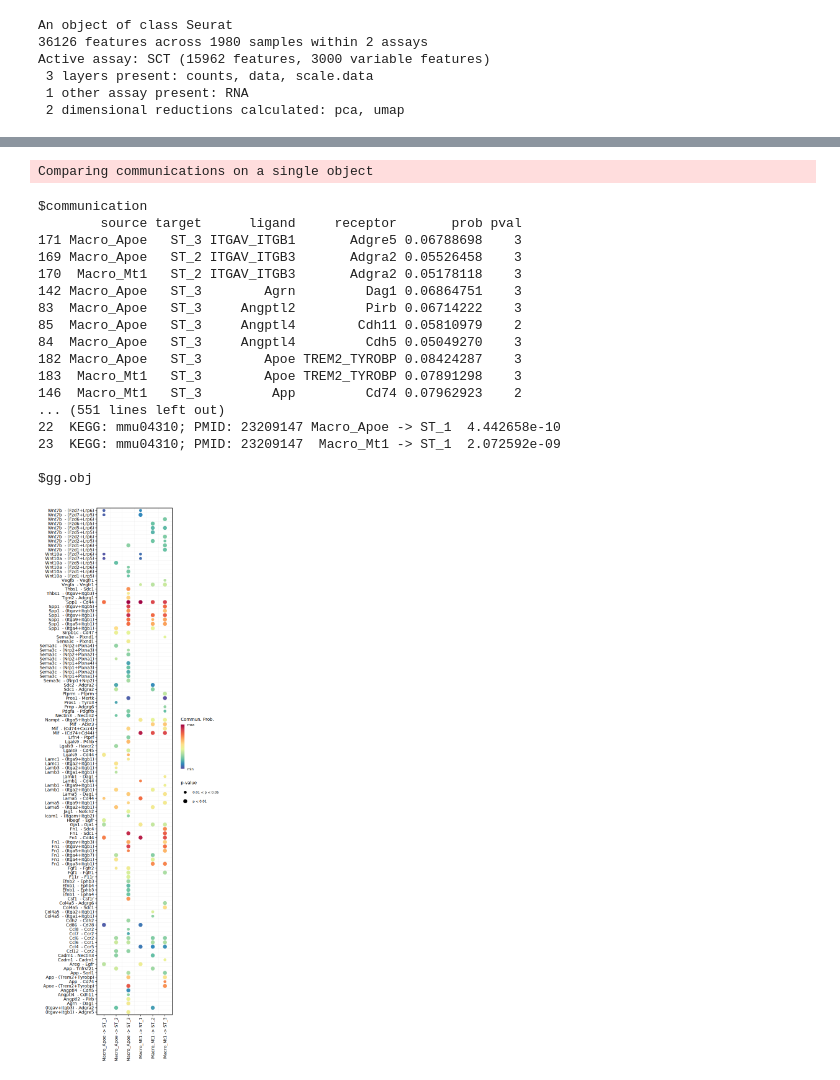
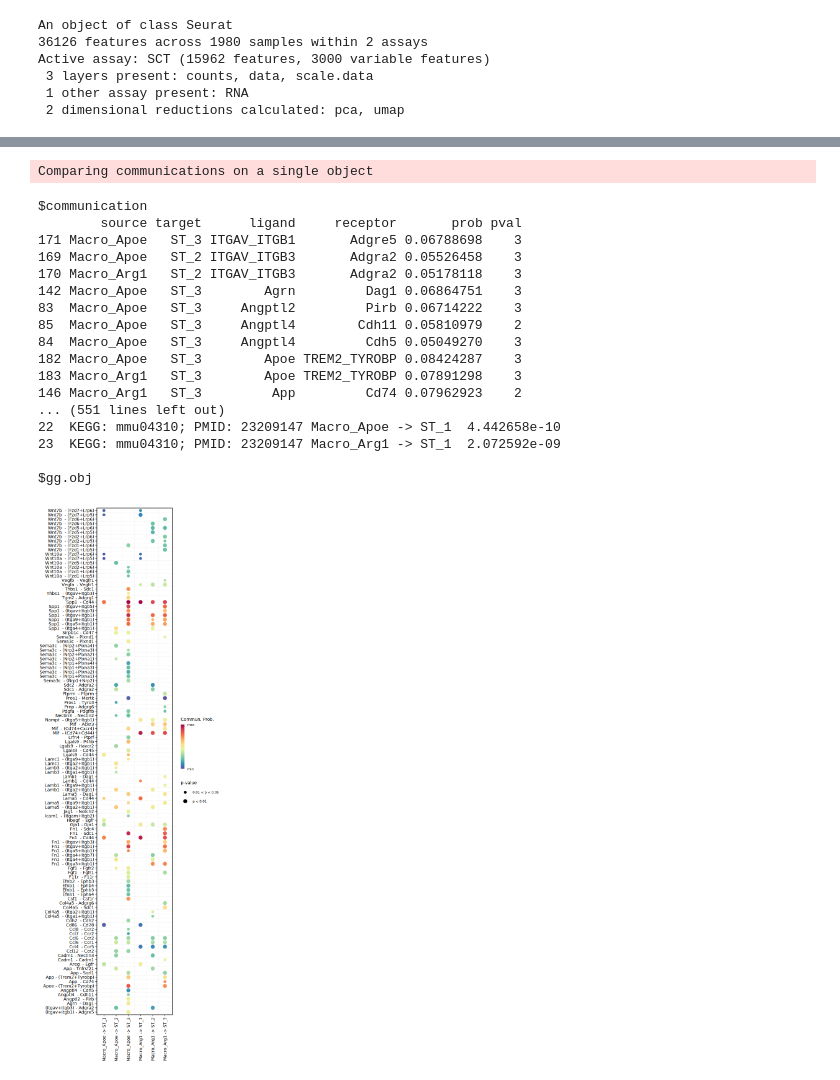
Before and after one commit to liangzhenhou/eTRACER, a Jupyter notebook: SpatailTranscriptomics/cellChat.ipynb, the cells around one changed output, grey strips where cells are left out. Cells and saved outputs as stored; diff of their text form; code cells hidden in the pictures.

```diff
--- a/SpatailTranscriptomics/cellChat.ipynb
+++ b/SpatailTranscriptomics/cellChat.ipynb
@@ -72,7 +72,7 @@ ST_endothelial  ST_Fibroblast    ST_Monocyte  ST_Neutrophil          ST_NK
 # %%
 write.table(spatial@meta.data,file='/syn1/liangzhen/jinhua_jilab_project/result/SPATIAL/T2/spacia_metadata.sub.txt',quote=F,col.names = NA,sep=',')
 # %%
-spatial <- subset(spatial,first_type %in% c('Macro_Apoe','Macro_Mt1','ST_1','ST_2','ST_3'))
+spatial <- subset(spatial,first_type %in% c('Macro_Apoe','Macro_Arg1','ST_1','ST_2','ST_3'))
 # %%
 table(spatial@meta.data$first_type)
 # %% [output]
@@ -143,27 +139,27 @@ $gg.obj
 write.table(plot$communication,file='/syn1/liangzhen/jinhua_jilab_project/result/SPATIAL/communication/T2_tumor_to_macro.csv',sep=',',col.names=NA,quote=F)
 # %%
 options(repr.plot.width=5, repr.plot.height=15)
-plot <- netVisual_bubble(cellchat, targets.use = c('ST_1','ST_2','ST_3'), sources.use = c('Macro_Apoe','Macro_Mt1'),return.data = T)
+plot <- netVisual_bubble(cellchat, targets.use = c('ST_1','ST_2','ST_3'), sources.use = c('Macro_Apoe','Macro_Arg1'),return.data = T)
 print(plot)
 # %% [output]
 Comparing communications on a single object
 $communication
         source target      ligand     receptor       prob pval
 171 Macro_Apoe   ST_3 ITGAV_ITGB1       Adgre5 0.06788698    3
 169 Macro_Apoe   ST_2 ITGAV_ITGB3       Adgra2 0.05526458    3
-170  Macro_Mt1   ST_2 ITGAV_ITGB3       Adgra2 0.05178118    3
+170 Macro_Arg1   ST_2 ITGAV_ITGB3       Adgra2 0.05178118    3
 142 Macro_Apoe   ST_3        Agrn         Dag1 0.06864751    3
 83  Macro_Apoe   ST_3     Angptl2         Pirb 0.06714222    3
 85  Macro_Apoe   ST_3     Angptl4        Cdh11 0.05810979    2
 84  Macro_Apoe   ST_3     Angptl4         Cdh5 0.05049270    3
 182 Macro_Apoe   ST_3        Apoe TREM2_TYROBP 0.08424287    3
-183  Macro_Mt1   ST_3        Apoe TREM2_TYROBP 0.07891298    3
-146  Macro_Mt1   ST_3         App         Cd74 0.07962923    2
+183 Macro_Arg1   ST_3        Apoe TREM2_TYROBP 0.07891298    3
+146 Macro_Arg1   ST_3         App         Cd74 0.07962923    2
 ... (551 lines left out)
 22  KEGG: mmu04310; PMID: 23209147 Macro_Apoe -> ST_1  4.442658e-10
-23  KEGG: mmu04310; PMID: 23209147  Macro_Mt1 -> ST_1  2.072592e-09
+23  KEGG: mmu04310; PMID: 23209147 Macro_Arg1 -> ST_1  2.072592e-09
 
 $gg.obj
-[figure, old version]
+[figure, new version]
 # %%
 write.table(plot$communication,file='/syn1/liangzhen/jinhua_jilab_project/result/SPATIAL/communication/T2_macro_to_tumor.csv',sep=',',col.names=NA,quote=F)
```
Also changed, not shown: parts of 6 cells of this notebook.
